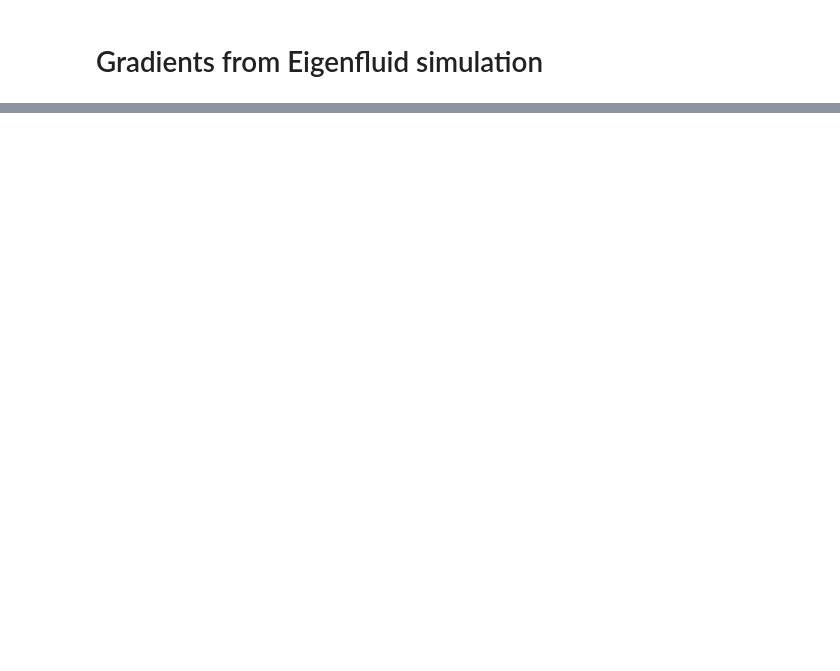
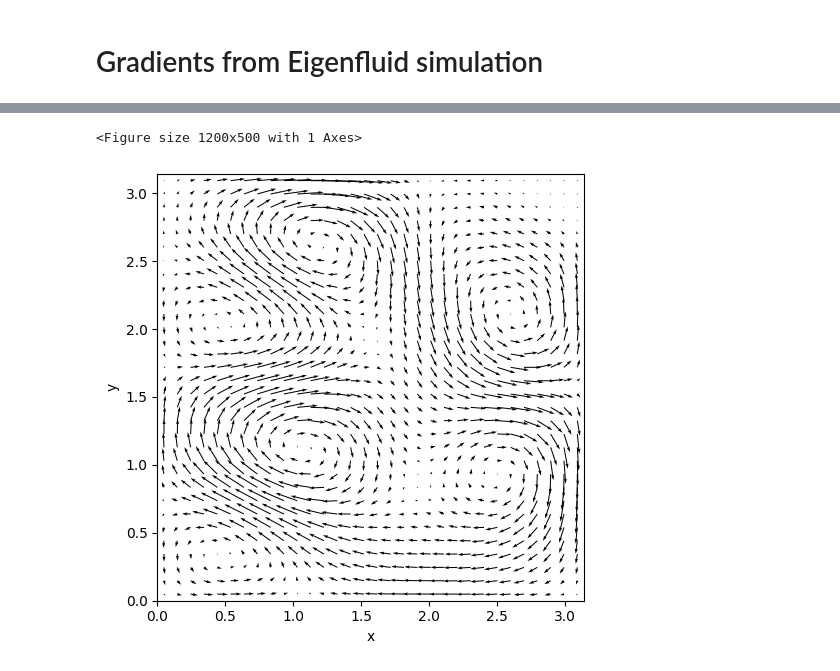
Before and after one commit to bobarna/eigenfluid-control, a Jupyter notebook: eigenfluid-optimization.ipynb, the cells around one changed output, grey strips where cells are left out. Cells and saved outputs as stored; diff of their text form; code cells hidden in the pictures; blank space fills up the shorter version.

```diff
--- a/eigenfluid-optimization.ipynb
+++ b/eigenfluid-optimization.ipynb
@@ -102,0 +148,6 @@ vis.plot({"Reference Velocity": trajectory_v_ref,
+# %%
+eigenfluid.w = w_0
+plot(eigenfluid.reconstruct_velocity())
+# %% [output]
+<Figure size 1200x500 with 1 Axes>
+[figure, added]
```
Also changed, not shown: parts of 14 cells of this notebook, 2 other files.
